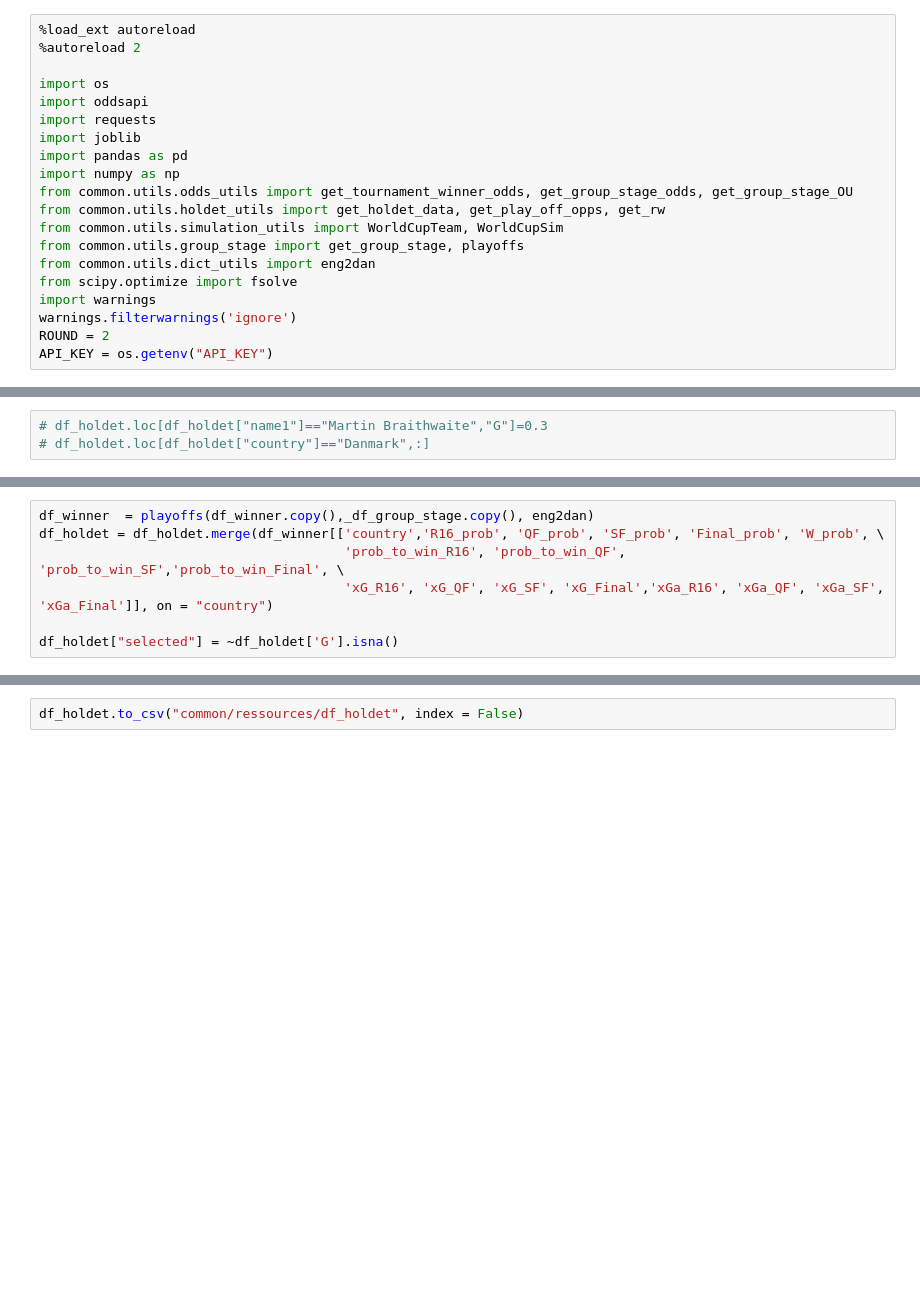
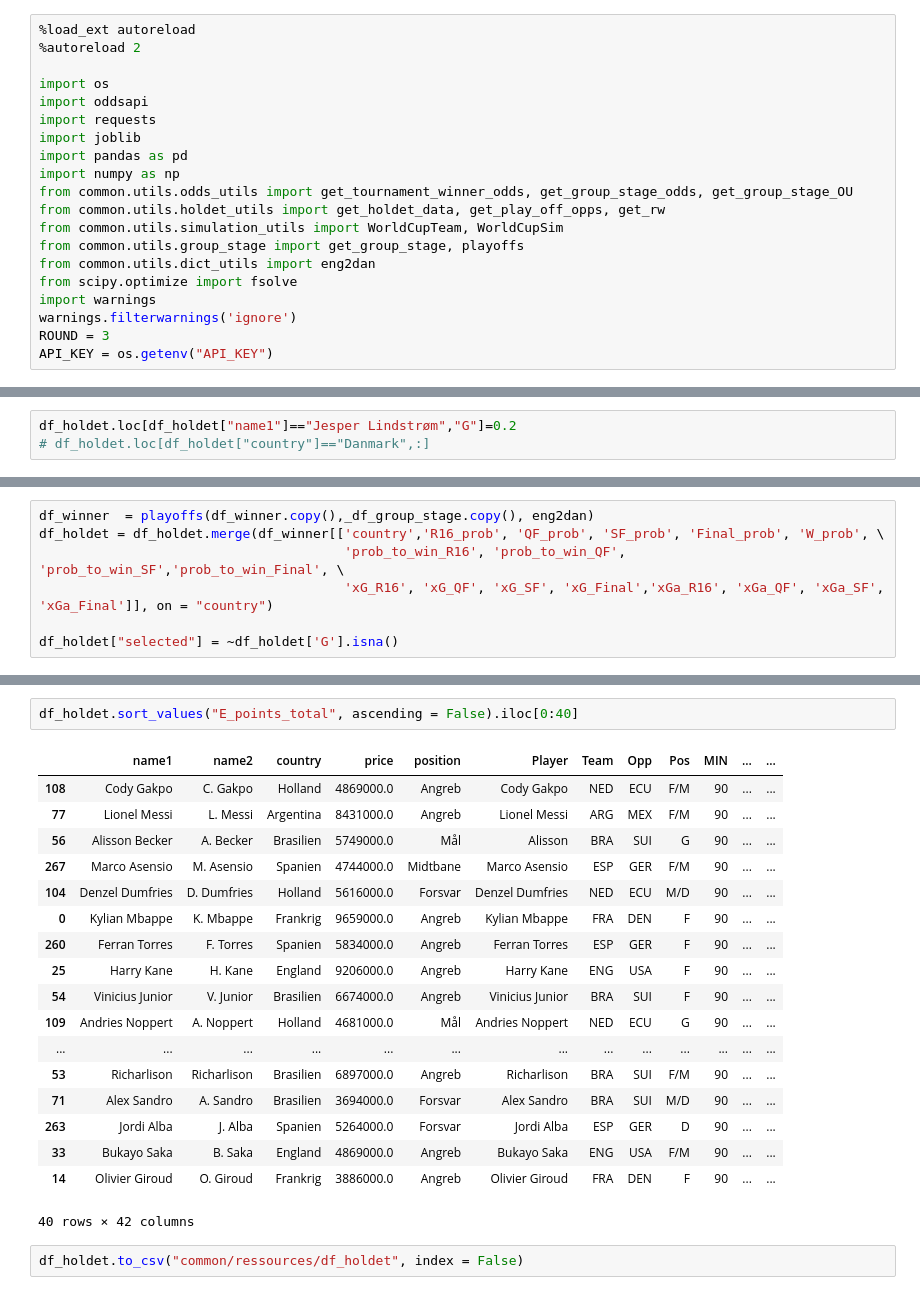
Before and after one commit to MathiasMSorensen/WC2022--Lineup-Optimizer, a Jupyter notebook: data_load.ipynb, the cells around one changed output, grey strips where cells are left out. Drawn from its saved outputs; the diff is of its cells as text; blank space fills up the shorter version.

```diff
--- a/data_load.ipynb
+++ b/data_load.ipynb
@@ -16,5 +16,5 @@ from common.utils.dict_utils import eng2dan
 from scipy.optimize import fsolve
 import warnings
 warnings.filterwarnings('ignore')
-ROUND = 2
+ROUND = 3
 API_KEY = os.getenv("API_KEY")
@@ -61,7 +44,7 @@ print(df_holdet.shape)
 (831, 39)
 (831, 15)
 # %%
-# df_holdet.loc[df_holdet["name1"]=="Martin Braithwaite","G"]=0.3
+df_holdet.loc[df_holdet["name1"]=="Jesper Lindstrøm","G"]=0.2
 # df_holdet.loc[df_holdet["country"]=="Danmark",:]
 # %%
 for round in [str(_) for _ in range(ROUND,4)]:
@@ -164,4 +142,25 @@ for country in df_holdet["country"].unique():
         df_holdet.loc[df_holdet["name1"]==player,"E_points_total"] = points
+# %%
+df_holdet.sort_values("E_points_total", ascending = False).iloc[0:40]
+# %% [output]
+|  | name1 | name2 | country | price | position | Player | Team | Opp | Pos | MIN | ... | ... |
+| 108 | Cody Gakpo | C. Gakpo | Holland | 4869000.0 | Angreb | Cody Gakpo | NED | ECU | F/M | 90 | ... | ... |
+| 77 | Lionel Messi | L. Messi | Argentina | 8431000.0 | Angreb | Lionel Messi | ARG | MEX | F/M | 90 | ... | ... |
+| 56 | Alisson Becker | A. Becker | Brasilien | 5749000.0 | Mål | Alisson | BRA | SUI | G | 90 | ... | ... |
+| 267 | Marco Asensio | M. Asensio | Spanien | 4744000.0 | Midtbane | Marco Asensio | ESP | GER | F/M | 90 | ... | ... |
+| 104 | Denzel Dumfries | D. Dumfries | Holland | 5616000.0 | Forsvar | Denzel Dumfries | NED | ECU | M/D | 90 | ... | ... |
+| 0 | Kylian Mbappe | K. Mbappe | Frankrig | 9659000.0 | Angreb | Kylian Mbappe | FRA | DEN | F | 90 | ... | ... |
+| 260 | Ferran Torres | F. Torres | Spanien | 5834000.0 | Angreb | Ferran Torres | ESP | GER | F | 90 | ... | ... |
+| 25 | Harry Kane | H. Kane | England | 9206000.0 | Angreb | Harry Kane | ENG | USA | F | 90 | ... | ... |
+| 54 | Vinicius Junior | V. Junior | Brasilien | 6674000.0 | Angreb | Vinicius Junior | BRA | SUI | F | 90 | ... | ... |
+| 109 | Andries Noppert | A. Noppert | Holland | 4681000.0 | Mål | Andries Noppert | NED | ECU | G | 90 | ... | ... |
+| ... | ... | ... | ... | ... | ... | ... | ... | ... | ... | ... | ... | ... |
+| 53 | Richarlison | Richarlison | Brasilien | 6897000.0 | Angreb | Richarlison | BRA | SUI | F/M | 90 | ... | ... |
+| 71 | Alex Sandro | A. Sandro | Brasilien | 3694000.0 | Forsvar | Alex Sandro | BRA | SUI | M/D | 90 | ... | ... |
+| 263 | Jordi Alba | J. Alba | Spanien | 5264000.0 | Forsvar | Jordi Alba | ESP | GER | D | 90 | ... | ... |
+| 33 | Bukayo Saka | B. Saka | England | 4869000.0 | Angreb | Bukayo Saka | ENG | USA | F/M | 90 | ... | ... |
+| 14 | Olivier Giroud | O. Giroud | Frankrig | 3886000.0 | Angreb | Olivier Giroud | FRA | DEN | F | 90 | ... | ... |
+40 rows × 42 columns
 # %%
 df_holdet.to_csv("common/ressources/df_holdet", index = False)
 # %%
```
Also changed, not shown: parts of 4 cells of this notebook, 2 other files.
